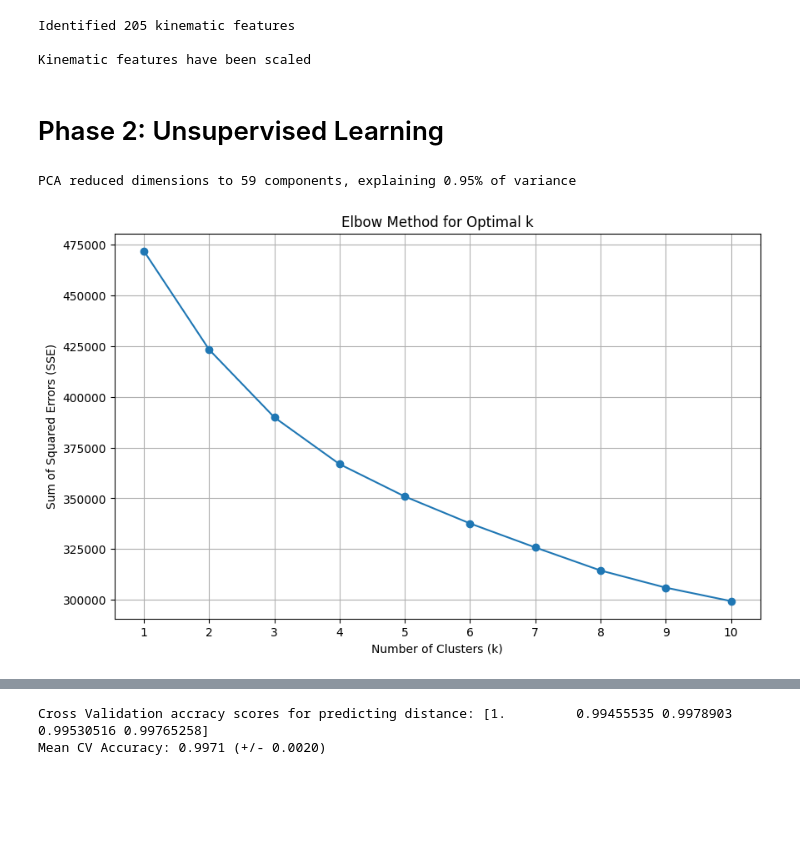
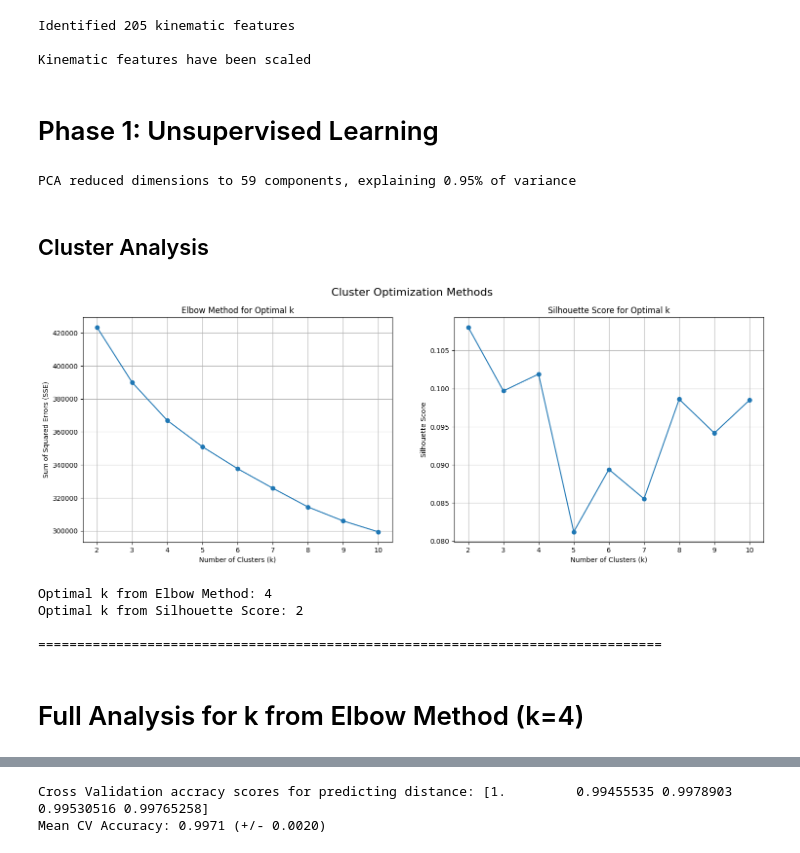
Before and after one commit to BhargavKumarNath/Classifying-Grip-Strategies-Using-Machine-Learning-, a Jupyter notebook: notebooks/02_ml_model_aiming.ipynb, the cells around one changed output, grey strips where cells are left out. Drawn from its saved outputs; the diff is of its cells as text; code cells hidden in the pictures; blank space fills up the shorter version.

```diff
--- a/notebooks/02_ml_model_aiming.ipynb
+++ b/notebooks/02_ml_model_aiming.ipynb
@@ -63,31 +52,72 @@ Identified 205 kinematic features
 
 Kinematic features have been scaled
 # %% [markdown]
-# Phase 2: Unsupervised Learning
+# Phase 1: Unsupervised Learning
 # %%
 pca = PCA(n_components=0.95)
 X_pca = pca.fit_transform(X_scaled)
 print(f"PCA reduced dimensions to {pca.n_components_} components, explaining {np.sum(pca.explained_variance_ratio_):.2f}% of variance")
 # %% [output]
 PCA reduced dimensions to 59 components, explaining 0.95% of variance
+# %% [markdown]
+## Cluster Analysis
 # %%
-# Clusstering (K Means)
-# FInd optimal number of k using Elbow Method
+# Calculate SSE for Elbow Method and Silhouette Scores
 sse = []
-k_range = range(1, 11)
+silhouette_scores = []
+k_range = range(2, 11)
+
 for k in k_range:
-    kmeans = KMeans(n_clusters=k, random_state=123, n_init=10)
-    kmeans.fit(X_pca)
-    sse.append(kmeans.inertia_)
+    # K-Means for Elbow Method
+    kmeans_elbow = KMeans(n_clusters=k, random_state=123, n_init=10)
+    kmeans_elbow.fit(X_pca)
+    sse.append(kmeans_elbow.inertia_)
 
-plt.figure(figsize=(10, 6))
-plt.plot(k_range, sse, marker="o")
-plt.xlabel("Number of Clusters (k)")
-plt.ylabel("Sum of Squared Errors (SSE)")
-plt.title("Elbow Method for Optimal k")
-plt.xticks(k_range)
-plt.grid(True)
+    # K-Means for Silhouette Score
+    kmeans_sil = KMeans(n_clusters=k, random_state=123, n_init=10)
+    cluster_labels_sil = kmeans_sil.fit_predict(X_pca)
+    silhouette_avg = silhouette_score(X_pca, cluster_labels_sil)
+    silhouette_scores.append(silhouette_avg)
+
+# Plot Elbow Method and Silhouette Score Side-by-Side
+fig, (ax1, ax2) = plt.subplots(1, 2, figsize=(18, 6))
+
+# Elbow Method Plot
+ax1.plot(k_range, sse, marker="o")
+ax1.set_xlabel("Number of Clusters (k)")
+ax1.set_ylabel("Sum of Squared Errors (SSE)")
+ax1.set_title("Elbow Method for Optimal k")
+ax1.set_xticks(k_range)
+ax1.grid(True)
+
+# Silhouette Score Plot
+ax2.plot(k_range, silhouette_scores, marker="o")
+ax2.set_xlabel("Number of Clusters (k)")
+ax2.set_ylabel("Silhouette Score")
+ax2.set_title("Silhouette Score for Optimal k")
+ax2.set_xticks(k_range)
+ax2.grid(True)
+
+plt.suptitle("Cluster Optimization Methods", fontsize=16)
 plt.show()
 # %% [output]
-[figure, old version]
+[figure, new version]
+# %%
+# Determine optimal k from each method
+optimal_k_elbow = 4
+# The optimal k for silhouette score is the one that maximizes the score
+optimal_k_sil = k_range[np.argmax(silhouette_scores)]
+
+print(f"Optimal k from Elbow Method: {optimal_k_elbow}")
+print(f"Optimal k from Silhouette Score: {optimal_k_sil}")
+
+# --- Horizontal Rule ---
+print("\n" + "="*80 + "\n")
+# %% [output]
+Optimal k from Elbow Method: 4
+Optimal k from Silhouette Score: 2
+
+================================================================================
+# %% [markdown]
+# Full Analysis for k from Elbow Method (k=4)
 # %%
```
Also changed, not shown: parts of 25 cells of this notebook, 5 other files.
